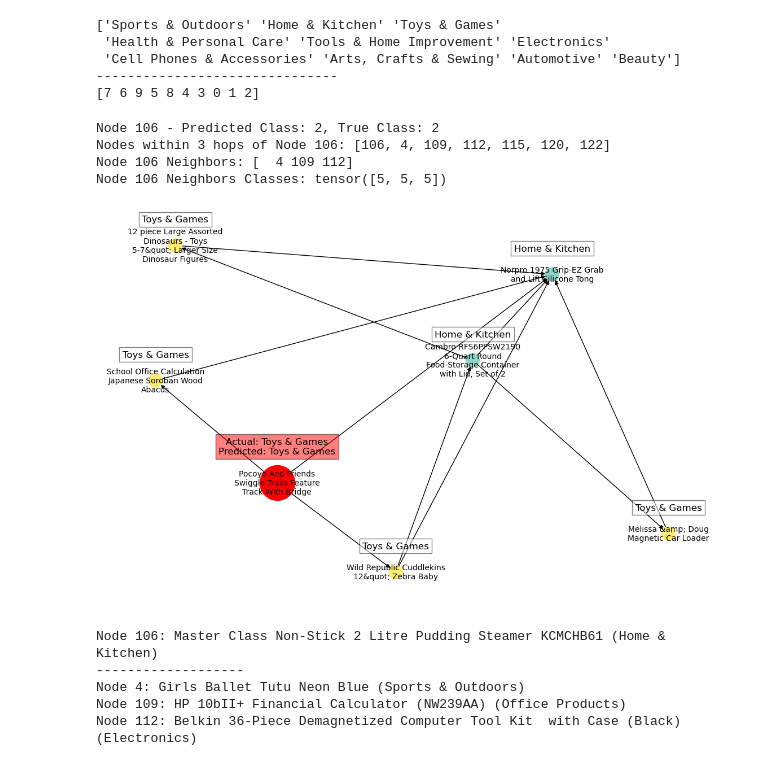
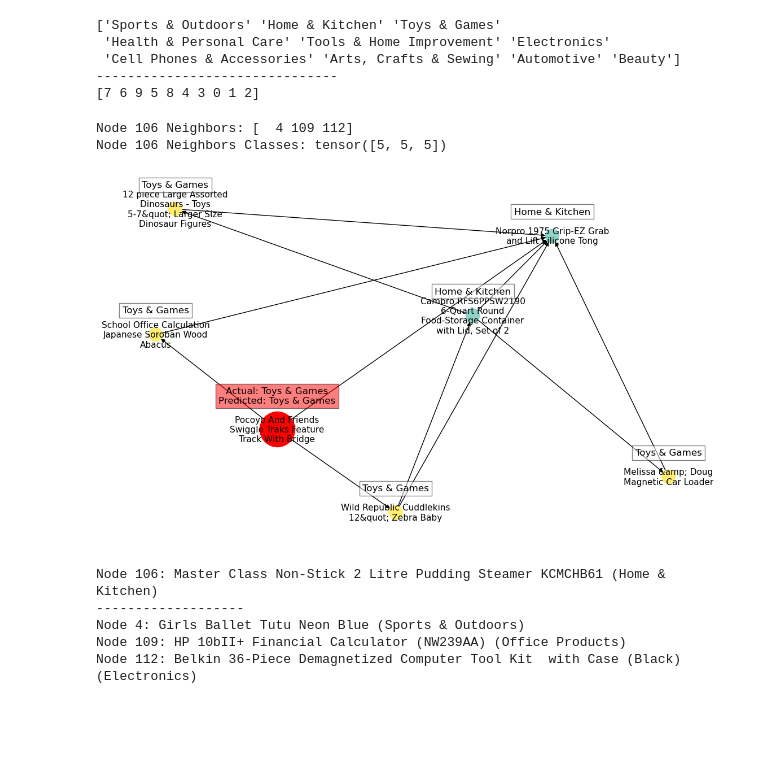
Before and after one commit to lucamodica/grape-project, a Jupyter notebook: model-train.ipynb, the cells around one changed output. Saved outputs shown, nothing was run; the diff lists cells and outputs as text; code cells hidden in the pictures; blank space fills up the shorter version.

```diff
--- a/model-train.ipynb
+++ b/model-train.ipynb
@@ -687,14 +687,14 @@ logits, _ = model(data.x, data.edge_index)
 predicted_class = logits[node_idx].argmax(dim=0).item()
 true_class = data.y[node_idx].item()
 
-print(f"Node {node_idx} - Predicted Class: {predicted_class}, True Class: {true_class}")
+# print(f"Node {node_idx} - Predicted Class: {predicted_class}, True Class: {true_class}")
 
 # Get the nodes within a radius of 3 hops from the selected node
 radius = 3
 nodes_within_radius = [n for n, dist in nx.single_source_shortest_path_length(
     G, node_idx, cutoff=radius).items() if dist <= radius]
 
-print(f"Nodes within {radius} hops of Node {node_idx}: {nodes_within_radius}")
+# print(f"Nodes within {radius} hops of Node {node_idx}: {nodes_within_radius}")
 
 # Visualize the subgraph with the selected node and its neighbors within the radius
 subgraph = G.subgraph(nodes_within_radius)
@@ -705,48 +705,45 @@ for n in subgraph.nodes():
   asin = index_to_asin[n]
   title = raw_data[raw_data['asin'] == asin]['title'].values[0]
   main_category = raw_data[raw_data['asin'] == asin]['main_category'].values[0]
-
   subgraph.nodes[n]['title'] = wrap_text(title, max_line_length=25)
   subgraph.nodes[n]['main_category'] = main_category
 
 
-plt.figure(figsize=(11, 7))
-pos = nx.spring_layout(subgraph, seed=42)  # Layout for the subgraph
+plt.figure(figsize=(11, 6.5))
+pos = nx.spring_layout(subgraph, seed=42)
 node_colors = [data.y[n].item() for n in nodes_within_radius]
 nx.draw(subgraph, pos, node_color=node_colors,
-cmap=plt.get_cmap('Set3'), node_size=300, with_labels=True, labels=nx.get_node_attributes(subgraph, 'title'), font_size=10)
+cmap=plt.get_cmap('Set3'), node_size=300, with_labels=True, labels=nx.get_node_attributes(subgraph, 'title'), font_size=11)
 
 
 # Highlight the selected node in a larger size and red color
 nx.draw_networkx_nodes(subgraph, pos, nodelist=[node_idx], node_color='red', node_size=2000)
 
 # Add a custom label for the selected node showing actual and predicted class, color-coded
 classes = filtered_data['main_category'].unique()
 label_text = f'Actual: {classes[true_class]}\nPredicted: {classes[predicted_class]}'
 
 # Use matplotlib's annotation to add the label near the node
 x, y = pos[node_idx]
 plt.text(x, y+0.18, label_text, fontsize=12, ha='center', va='center',
          bbox=dict(facecolor='red', alpha=0.5, edgecolor='black'))
 
 # for each neighbor, print the main category in the same format as the selected node
 for n in nodes_within_radius:
   x, y = pos[n]
   if n != node_idx:
     plt.text(x, y+0.13, f'{subgraph.nodes[n]["main_category"]}', fontsize=12, ha='center', va='center',
              bbox=dict(facecolor='white', alpha=0.5, edgecolor='black'))
 
 # Print node features and neighbors
 # print(f"Node {node_idx} Features: {data.x[node_idx]}")
 neighbors_within_radius = data.edge_index[1][data.edge_index[0] == node_idx].cpu().numpy()
 print(f"Node {node_idx} Neighbors: {neighbors_within_radius}")
 print(f"Node {node_idx} Neighbors Classes: {data.y[neighbors_within_radius]}")
 # %% [output]
-Node 106 - Predicted Class: 2, True Class: 2
-Nodes within 3 hops of Node 106: [106, 4, 109, 112, 115, 120, 122]
 Node 106 Neighbors: [  4 109 112]
 Node 106 Neighbors Classes: tensor([5, 5, 5])
-[figure, old version]
+[figure, new version]
 # %%
 # get the node text data of the node selected
 def print_info(idx):
```
Also changed, not shown: 1 other file.
